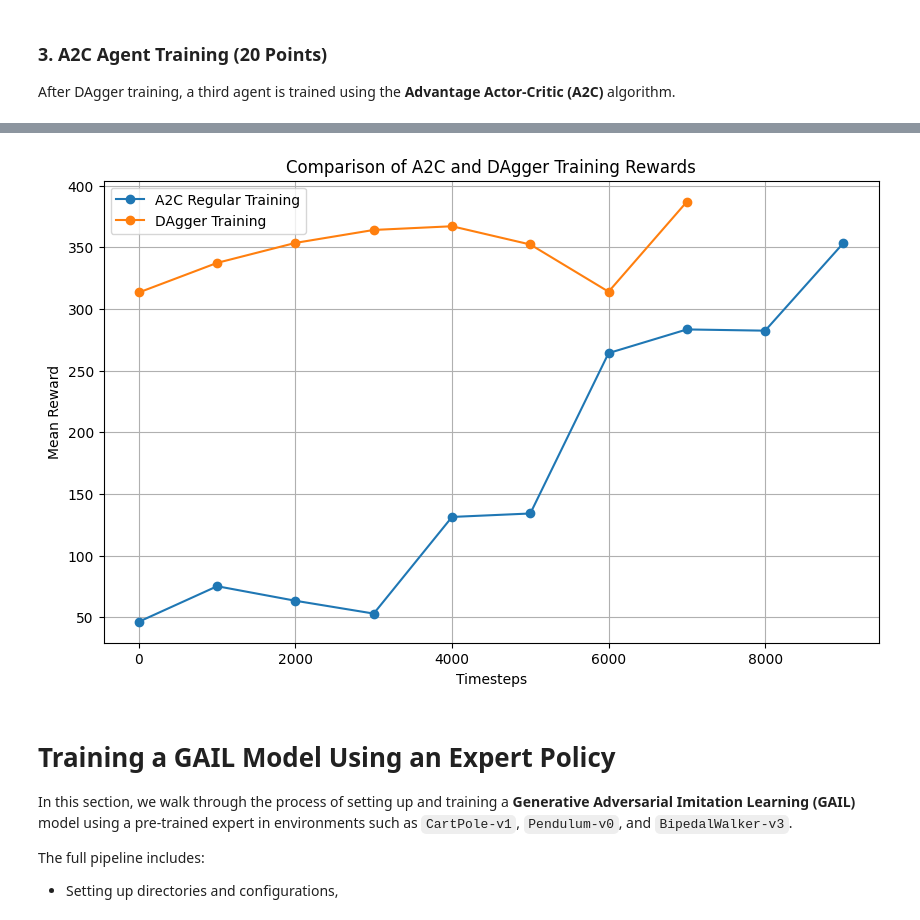
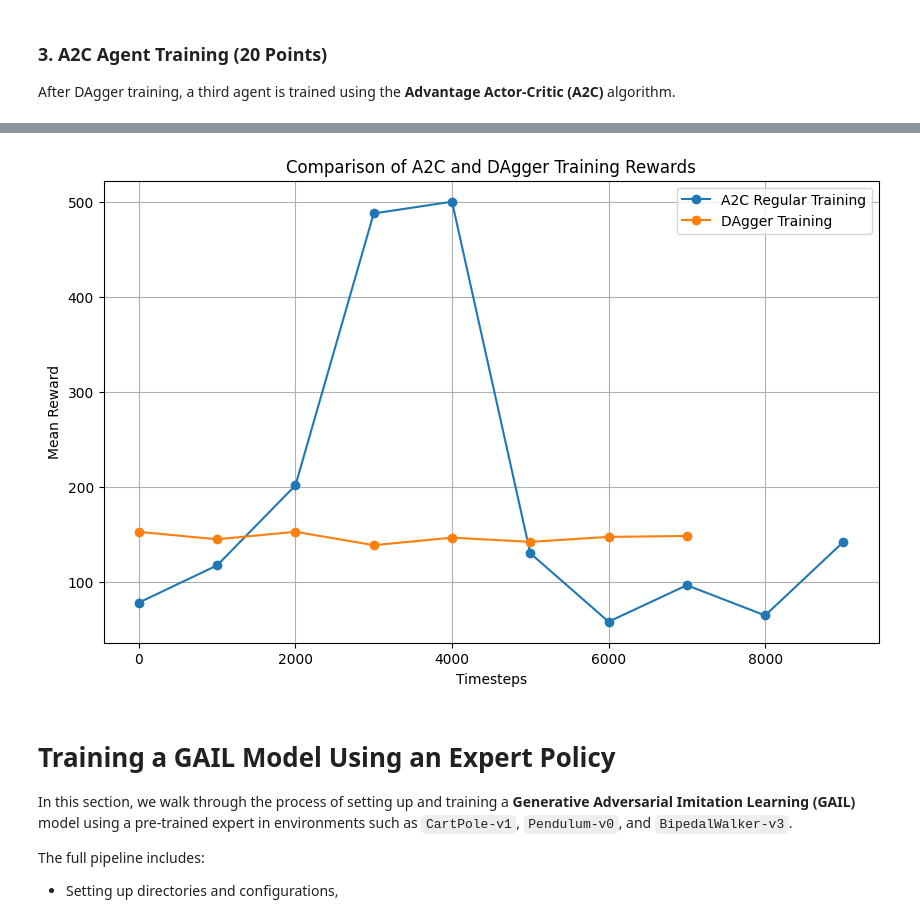
Before and after one commit to ParsaGhezelbash/DeepRL, a Jupyter notebook: HW/HW 11/HW11_Notebook.ipynb, the cells around one changed output, grey strips where cells are left out. Drawn from its saved outputs; the diff is of its cells as text; code cells hidden in the pictures.

```diff
--- a/HW/HW 11/HW11_Notebook.ipynb
+++ b/HW/HW 11/HW11_Notebook.ipynb
@@ -101,10 +150,11 @@ env.close()
 - The model is updated incrementally and evaluated periodically.
 - Performance rewards are stored to track learning progress.
 # %%
-venv = make_vec_env("CartPole-v1", n_envs=1)
+venv = make_vec_env("CartPole-v1", n_envs=1, rng=np.random.default_rng(0))
 
 # Load the PPO model manually using Stable-Baselines3's load method
-expert = PPO.load("CartPole_v1_PPO_model.zip")
+# expert = PPO.load("CartPole_v1_PPO_model.zip")
+expert = model
 
 # Initialize the Behavior Cloning (BC) trainer
 bc_trainer = bc.BC(
@@ -137,5 +187,5 @@ with tempfile.TemporaryDirectory(prefix="dagger_example_") as tmpdir:
         dagger_rewards.append(reward)
         print(f"DAgger Training - Step {timestep + eval_freq}: Mean Reward = {reward}")
 
-bc_trainer.save_policy("CartPole_v1_DAgger_model")
+bc_trainer.policy.save("CartPole_v1_DAgger_model")
 venv.close()
@@ -183,9 +409,10 @@ env.close()
 # %%
 # Create vectorized environment for imitation learning
-venv = make_vec_env("CartPole-v1", n_envs=1)
+venv = make_vec_env("CartPole-v1", n_envs=1, rng=np.random.default_rng(0))
 
 # Load the A2C model manually using Stable-Baselines3's load method
-expert = A2C.load("CartPole_v1_A2C_model.zip")
+# expert = A2C.load("CartPole_v1_A2C_model.zip")
+expert = model
 
 # Initialize the Behavior Cloning (BC) trainer
 bc_trainer = bc.BC(
@@ -223,18 +626,18 @@ venv.close()
 # %%
 # Plot the rewards for Regular A2C Training and DAgger Training
 plt.figure(figsize=(10, 6))
-plt.plot(range(0, 10000, 1000), regular_rewards, label="A2C Regular Training", marker="o")
-plt.plot(range(0, 8000, 1000), dagger_rewards, label="DAgger Training", marker="o")
+plt.plot(range(0, 10000, 1000), a2c_rewards, label="A2C Regular Training", marker="o")
+plt.plot(range(0, 8000, 1000), a2c_dagger_rewards, label="DAgger Training", marker="o")
 
 plt.xlabel("Timesteps")
 plt.ylabel("Mean Reward")
 plt.title("Comparison of A2C and DAgger Training Rewards")
 plt.legend()
 
 plt.grid(True)
 plt.show()
 # %% [output]
-[figure, old version]
+[figure, new version]
 # %% [markdown]
 # Training a GAIL Model Using an Expert Policy
 
```
Also changed, not shown: parts of 12 cells of this notebook.
